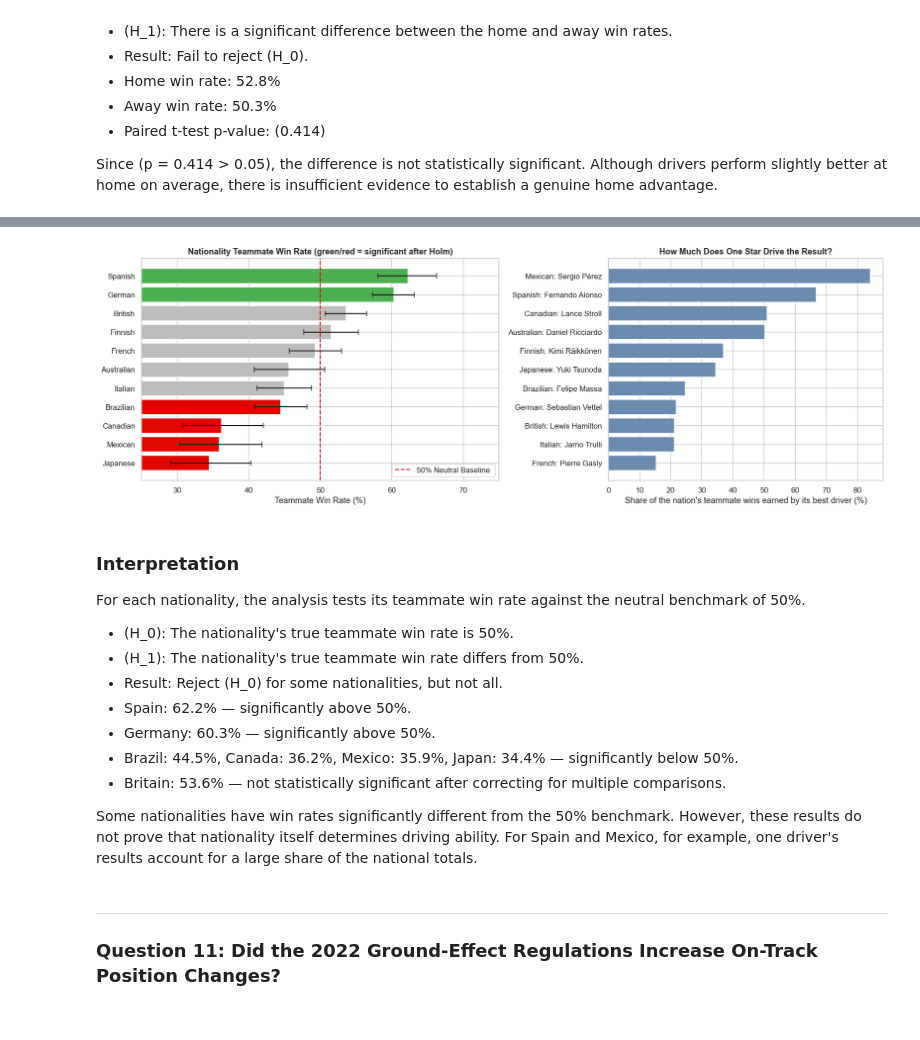
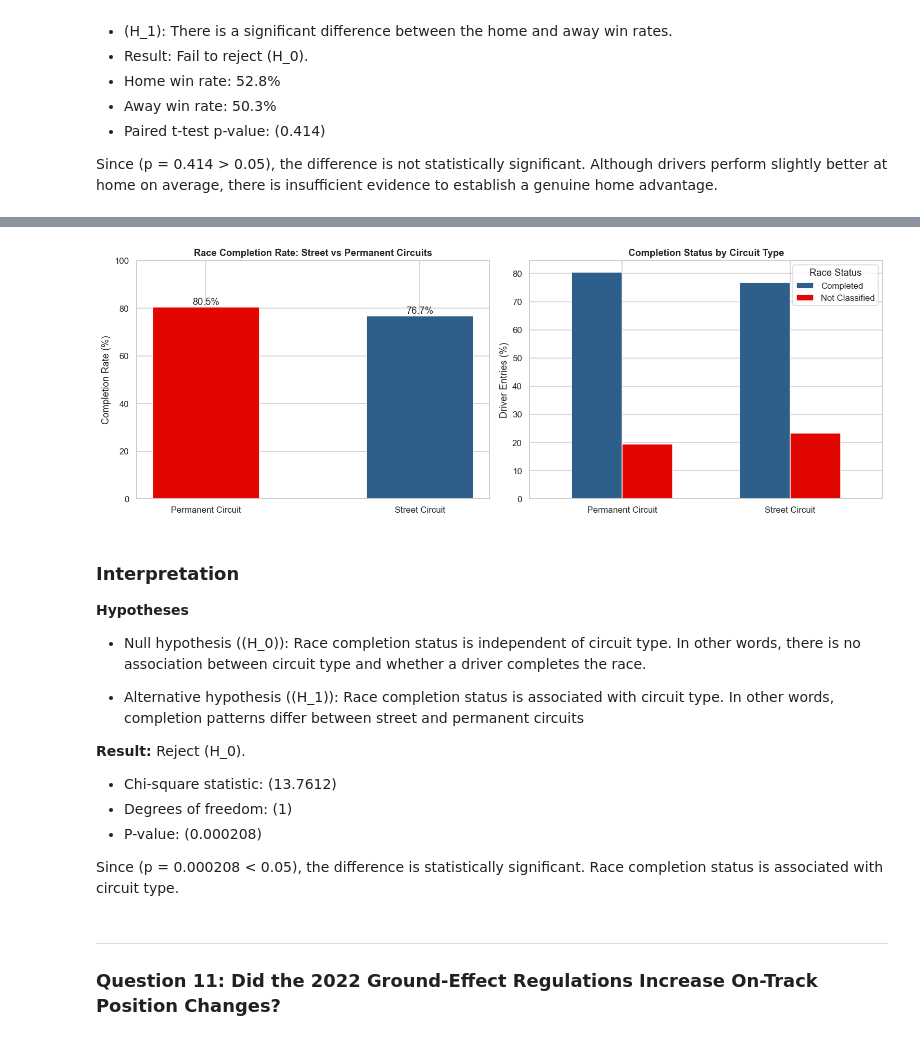
Before and after one commit to ChaitanyaPatnayak/f1_predictionn, a Jupyter notebook: F1_Case_Study_Simplified1.ipynb, the cells around one changed output, grey strips where cells are left out. Drawn from its saved outputs; the diff is of its cells as text; code cells hidden in the pictures.

```diff
--- a/F1_Case_Study_Simplified1.ipynb
+++ b/F1_Case_Study_Simplified1.ipynb
@@ -1222,43 +1222,41 @@ nat_summary.sort_values('rate', ascending=False)
 # %%
-fig, axes = plt.subplots(1, 2, figsize=(16, 5.5), gridspec_kw={'width_ratios': [1.3, 1]})
+fig, axes = plt.subplots(1, 2, figsize=(14, 5))
 
-plot_nat = nat_summary.sort_values('rate')
-ci = np.array([wilson(w, n) for w, n in zip(plot_nat['wins'], plot_nat['total'])])
+plot_rates = completion_summary['completion_rate'] * 100
+axes[0].bar(plot_rates.index, plot_rates.values, color=[F1_RED, '#2e5f8a'], width=0.5)
+axes[0].set_title('Race Completion Rate: Street vs Permanent Circuits')
+axes[0].set_ylabel('Completion Rate (%)')
+axes[0].set_ylim(0, 100)
 
-y_pos = range(len(plot_nat))
-colors = [('#4caf50' if r > 0.5 else F1_RED) if s else '#bdbdbd' for r, s in zip(plot_nat['rate'], plot_nat['significant'])]
-axes[0].barh(y_pos, plot_nat['rate'] * 100, color=colors,
-             xerr=[(plot_nat['rate'] - ci[:, 0]) * 100, (ci[:, 1] - plot_nat['rate']) * 100], capsize=4)
-axes[0].set_xlim(25, 75)
-axes[0].axvline(50, color=F1_RED, linestyle='--', label='50% Neutral Baseline ')
-axes[0].set_yticks(y_pos)
-axes[0].set_yticklabels(plot_nat.index)
-axes[0].set_title('Nationality Teammate Win Rate (green/red = significant after Holm)')
-axes[0].set_xlabel('Teammate Win Rate (%)')
-axes[0].legend()
+for i, value in enumerate(plot_rates.values):
+    axes[0].text(i, value + 1, f'{value:.1f}%', ha='center')
 
-share = nat_summary.sort_values('top_driver_share')
-axes[1].barh([f'{n}: {d}' for n, d in zip(share.index, share['top_driver'])], share['top_driver_share'] * 100, color='#6a8caf')
-axes[1].set_title('How Much Does One Star Drive the Result?')
-axes[1].set_xlabel("Share of the nation's teammate wins earned by its best driver (%)")
+status_rates = pd.crosstab(completion_data['circuit_type'], completion_data['completion_status'], normalize='index') * 100
+status_rates.plot(kind='bar', ax=axes[1], color=['#2e5f8a', F1_RED], width=0.6)
+axes[1].set_title('Completion Status by Circuit Type')
+axes[1].set_ylabel('Driver Entries (%)')
+axes[1].set_xlabel('')
+axes[1].tick_params(axis='x', rotation=0)
+axes[1].legend(title='Race Status')
 
 plt.tight_layout()
-show('q10_nationality_pipeline')
+show('q13_circuit_completion')
 # %% [output]
-[figure, old version]
+[figure, new version]
 # %% [markdown]
 ### Interpretation
 
-For each nationality, the analysis tests its teammate win rate against the neutral benchmark of 50%.
-- \(H_0\): The nationality's true teammate win rate is 50%.
-- \(H_1\): The nationality's true teammate win rate differs from 50%.
-- Result: Reject \(H_0\) for some nationalities, but not all.
-- Spain: 62.2% — significantly above 50%.
-- Germany: 60.3% — significantly above 50%.
-- Brazil: 44.5%, Canada: 36.2%, Mexico: 35.9%, Japan: 34.4% — significantly below 50%.
-- Britain: 53.6% — not statistically significant after correcting for multiple comparisons.
+**Hypotheses**
+- Null hypothesis (\(H_0\)): Race completion status is independent of circuit type. In other words, there is no association between circuit type and whether a driver completes the race.
 
-Some nationalities have win rates significantly different from the 50% benchmark. However, these results do not prove that nationality itself determines driving ability. For Spain and Mexico, for example, one driver's results account for a large share of the national totals.
+- Alternative hypothesis (\(H_1\)): Race completion status is associated with circuit type. In other words, completion patterns differ between street and permanent circuits
+
+**Result:** Reject \(H_0\).
+- Chi-square statistic: \(13.7612\)
+- Degrees of freedom: \(1\)
+- P-value: \(0.000208\)
+
+Since \(p = 0.000208 < 0.05\), the difference is statistically significant. Race completion status is associated with circuit type.
 # %% [markdown]
 ---
 ### Question 11: Did the 2022 Ground-Effect Regulations Increase On-Track Position Changes?
```
Also changed, not shown: parts of 4 cells of this notebook.
